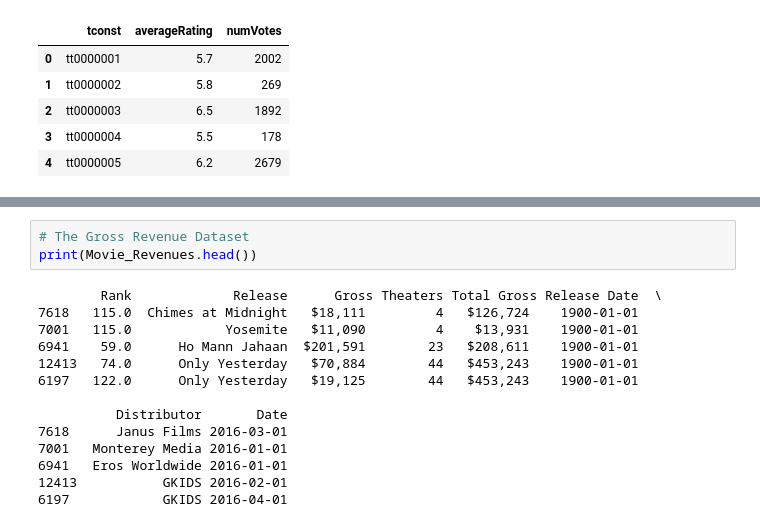
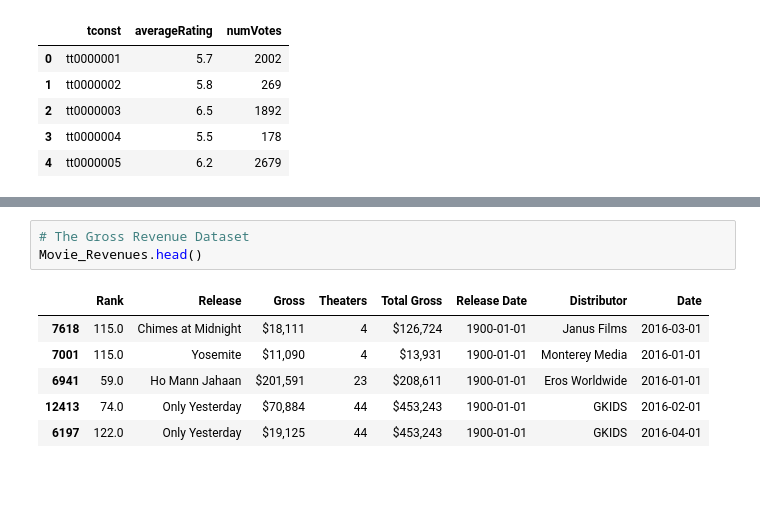
Before and after one commit to shreyashguptas/IMDbRatings-StockImpact, a Jupyter notebook: Project_dataset.ipynb, the cells around one changed output, grey strips where cells are left out. Drawn from its saved outputs; the diff is of its cells as text; blank space fills up the shorter version.

```diff
--- a/Project_dataset.ipynb
+++ b/Project_dataset.ipynb
@@ -667,17 +711,10 @@ January_2023.head(10)
 # %%
 # The Gross Revenue Dataset
-print(Movie_Revenues.head())
+Movie_Revenues.head()
 # %% [output]
-        Rank             Release      Gross Theaters Total Gross Release Date  \
-7618   115.0  Chimes at Midnight   $18,111         4   $126,724    1900-01-01
-7001   115.0            Yosemite   $11,090         4    $13,931    1900-01-01
-6941    59.0      Ho Mann Jahaan  $201,591        23   $208,611    1900-01-01
-12413   74.0      Only Yesterday   $70,884        44   $453,243    1900-01-01
-6197   122.0      Only Yesterday   $19,125        44   $453,243    1900-01-01
-
-          Distributor       Date
-7618      Janus Films 2016-03-01
-7001   Monterey Media 2016-01-01
-6941   Eros Worldwide 2016-01-01
-12413           GKIDS 2016-02-01
-6197            GKIDS 2016-04-01
+|  | Rank | Release | Gross | Theaters | Total Gross | Release Date | Distributor | Date |
+| 7618 | 115.0 | Chimes at Midnight | $18,111 | 4 | $126,724 | 1900-01-01 | Janus Films | 2016-03-01 |
+| 7001 | 115.0 | Yosemite | $11,090 | 4 | $13,931 | 1900-01-01 | Monterey Media | 2016-01-01 |
+| 6941 | 59.0 | Ho Mann Jahaan | $201,591 | 23 | $208,611 | 1900-01-01 | Eros Worldwide | 2016-01-01 |
+| 12413 | 74.0 | Only Yesterday | $70,884 | 44 | $453,243 | 1900-01-01 | GKIDS | 2016-02-01 |
+| 6197 | 122.0 | Only Yesterday | $19,125 | 44 | $453,243 | 1900-01-01 | GKIDS | 2016-04-01 |
```
Also changed, not shown: parts of 38 cells of this notebook.
